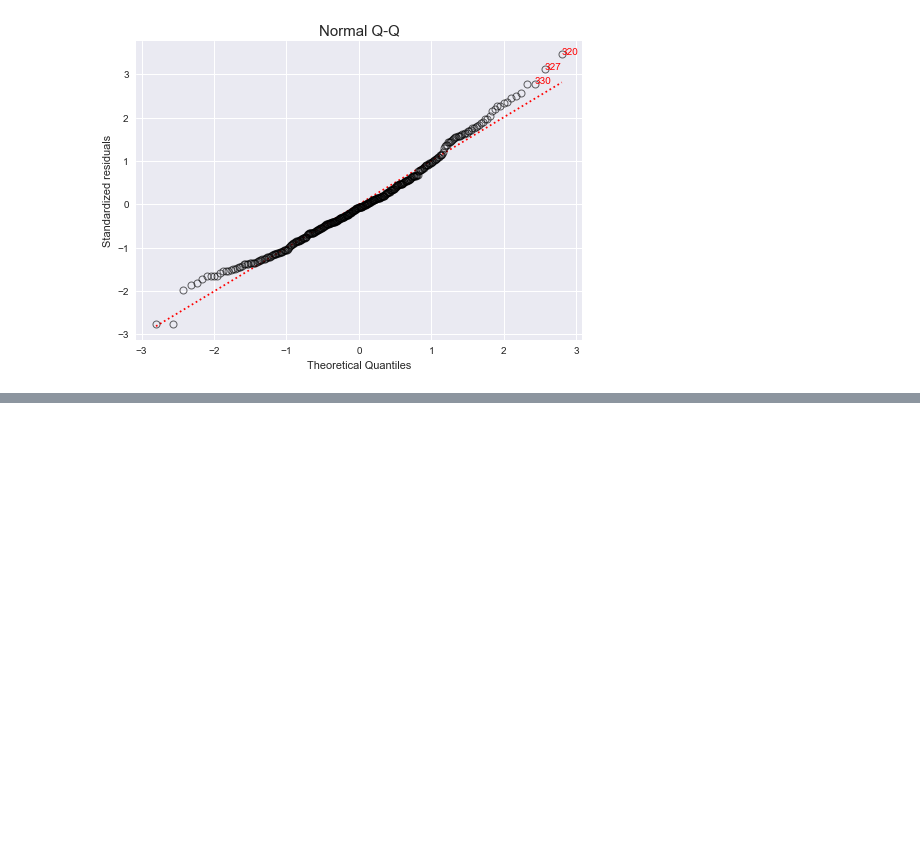
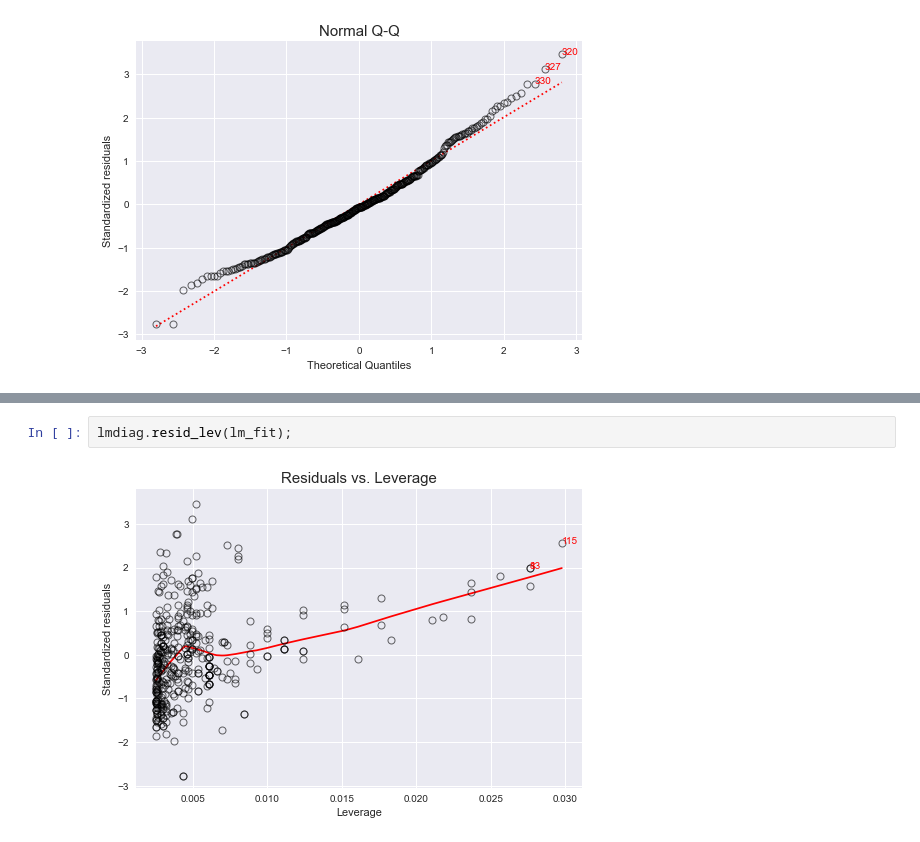
Before and after one commit to chenyulue/ISLP, a Jupyter notebook: Ch03-Linear_Regression_Exercises.ipynb, the cells around one changed output, grey strips where cells are left out. Drawn from its saved outputs; the diff is of its cells as text; blank space fills up the shorter version.

```diff
--- a/Ch03-Linear_Regression_Exercises.ipynb
+++ b/Ch03-Linear_Regression_Exercises.ipynb
@@ -340,0 +337,4 @@ dir(lmdiag)
+# %%
+lmdiag.resid_lev(lm_fit);
+# %% [output]
+[figure, added]
```
Also changed, not shown: parts of 16 cells of this notebook.
